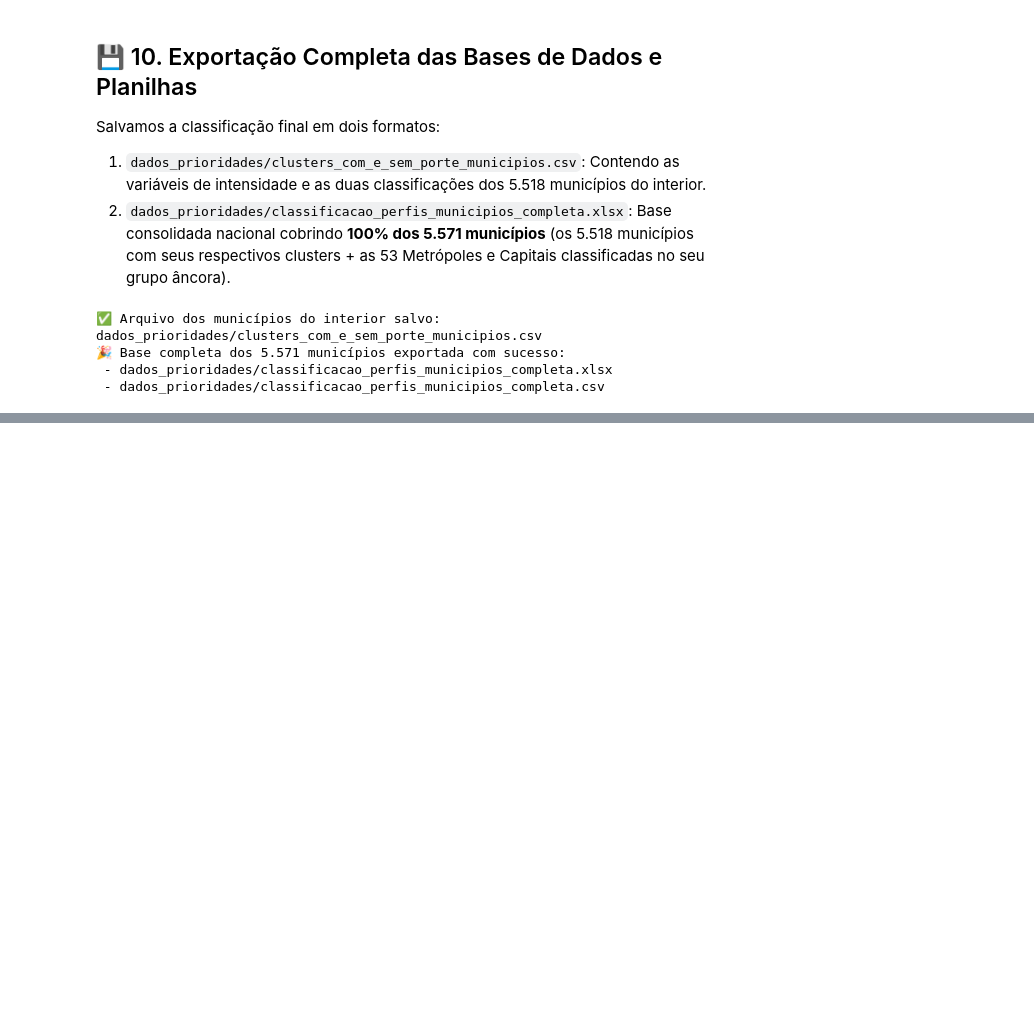
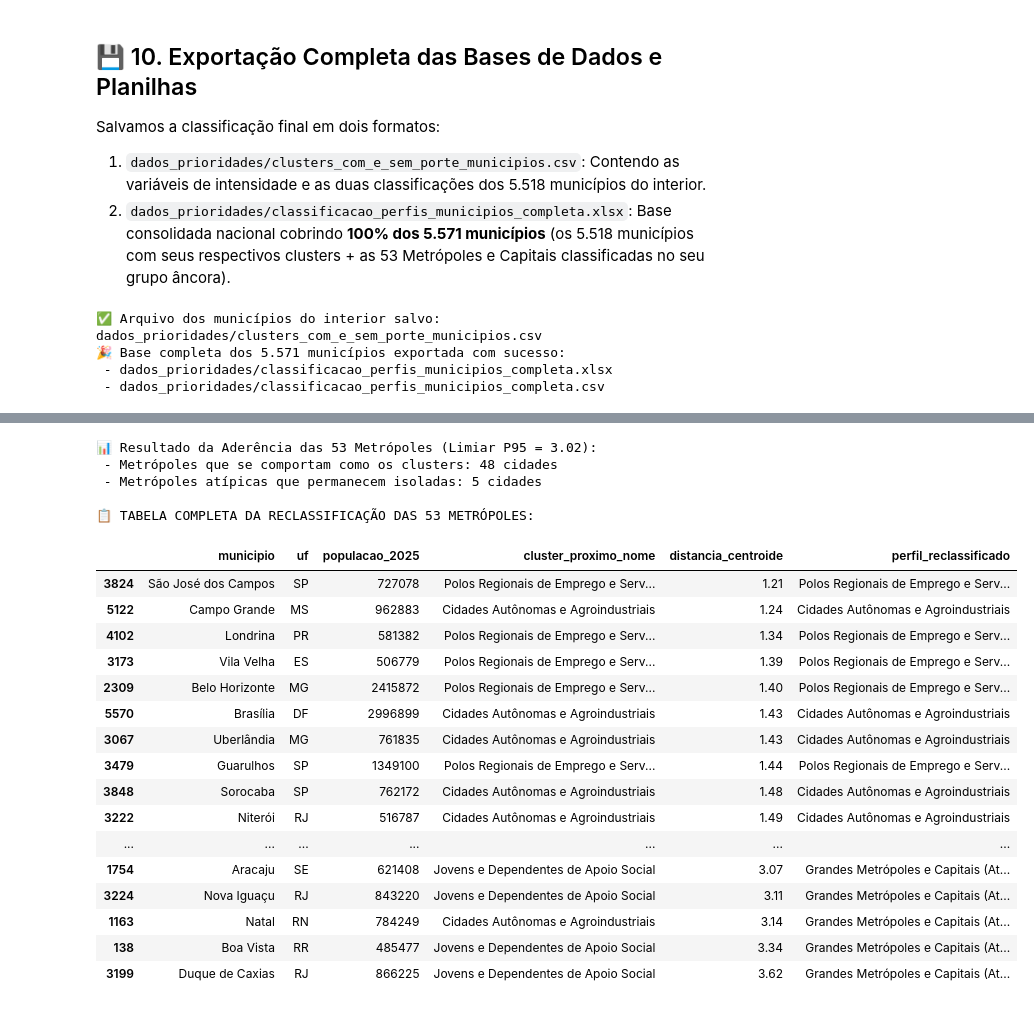
Before and after one commit to hianaracamilla/trad_x_municipio, a Jupyter notebook: analise_clusters_perfis_municipios.ipynb, the cells around one changed output, grey strips where cells are left out. Drawn from its saved outputs; the diff is of its cells as text; code cells hidden in the pictures; blank space fills up the shorter version.

```diff
--- a/analise_clusters_perfis_municipios.ipynb
+++ b/analise_clusters_perfis_municipios.ipynb
@@ -545,0 +553,52 @@ print(f" - {out_csv_completo}")
+# %%
+# 1. Distâncias das cidades do interior aos seus centróides (usando a média das 30 simulações)
+interior_dists = np.min(cdist(X_sem, mean_sem_sc), axis=1)
+limiar_p95 = np.percentile(interior_dists, 95) # ~3.02
+
+# 2. Projeção das 53 Metrópoles
+X_metr = scaler_sem.transform(df_metropoles_resumo[cols_sem])
+dist_metr = cdist(X_metr, mean_sem_sc)
+nearest_cluster = np.argmin(dist_metr, axis=1)
+dists_metr = np.min(dist_metr, axis=1)
+
+df_metr_proj = df_metropoles_resumo.copy()
+df_metr_proj['cluster_proximo_id'] = nearest_cluster
+df_metr_proj['cluster_proximo_nome'] = df_metr_proj['cluster_proximo_id'].map(nomes_perfis)
+df_metr_proj['distancia_centroide'] = dists_metr.round(2)
+df_metr_proj['se_comporta_como_cluster'] = df_metr_proj['distancia_centroide'] <= limiar_p95
+df_metr_proj['perfil_reclassificado'] = np.where(
+    df_metr_proj['se_comporta_como_cluster'],
+    df_metr_proj['cluster_proximo_nome'],
+    'Grandes Metrópoles e Capitais (Atípicas)'
+)
+
+print(f"📊 Resultado da Aderência das 53 Metrópoles (Limiar P95 = {limiar_p95:.2f}):")
+print(f" - Metrópoles que se comportam como os clusters: {df_metr_proj['se_comporta_como_cluster'].sum()} cidades")
+print(f" - Metrópoles atípicas que permanecem isoladas: {(~df_metr_proj['se_comporta_como_cluster']).sum()} cidades")
+print()
+
+print("📋 TABELA COMPLETA DA RECLASSIFICAÇÃO DAS 53 METRÓPOLES:")
+display(df_metr_proj[['municipio', 'uf', 'populacao_2025', 'cluster_proximo_nome', 'distancia_centroide', 'perfil_reclassificado']].sort_values(by='distancia_centroide'))
+# %% [output]
+📊 Resultado da Aderência das 53 Metrópoles (Limiar P95 = 3.02):
+ - Metrópoles que se comportam como os clusters: 48 cidades
+ - Metrópoles atípicas que permanecem isoladas: 5 cidades
+
+📋 TABELA COMPLETA DA RECLASSIFICAÇÃO DAS 53 METRÓPOLES:
+|  | municipio | uf | populacao_2025 | cluster_proximo_nome | distancia_centroide | perfil_reclassificado |
+| 3824 | São José dos Campos | SP | 727078 | Polos Regionais de Emprego e Serv... | 1.21 | Polos Regionais de Emprego e Serv... |
+| 5122 | Campo Grande | MS | 962883 | Cidades Autônomas e Agroindustriais | 1.24 | Cidades Autônomas e Agroindustriais |
+| 4102 | Londrina | PR | 581382 | Polos Regionais de Emprego e Serv... | 1.34 | Polos Regionais de Emprego e Serv... |
+| 3173 | Vila Velha | ES | 506779 | Polos Regionais de Emprego e Serv... | 1.39 | Polos Regionais de Emprego e Serv... |
+| 2309 | Belo Horizonte | MG | 2415872 | Polos Regionais de Emprego e Serv... | 1.40 | Polos Regionais de Emprego e Serv... |
+| 5570 | Brasília | DF | 2996899 | Cidades Autônomas e Agroindustriais | 1.43 | Cidades Autônomas e Agroindustriais |
+| 3067 | Uberlândia | MG | 761835 | Cidades Autônomas e Agroindustriais | 1.43 | Cidades Autônomas e Agroindustriais |
+| 3479 | Guarulhos | SP | 1349100 | Polos Regionais de Emprego e Serv... | 1.44 | Polos Regionais de Emprego e Serv... |
+| 3848 | Sorocaba | SP | 762172 | Cidades Autônomas e Agroindustriais | 1.48 | Cidades Autônomas e Agroindustriais |
+| 3222 | Niterói | RJ | 516787 | Cidades Autônomas e Agroindustriais | 1.49 | Cidades Autônomas e Agroindustriais |
+| ... | ... | ... | ... | ... | ... | ... |
+| 1754 | Aracaju | SE | 621408 | Jovens e Dependentes de Apoio Social | 3.07 | Grandes Metrópoles e Capitais (At... |
+| 3224 | Nova Iguaçu | RJ | 843220 | Jovens e Dependentes de Apoio Social | 3.11 | Grandes Metrópoles e Capitais (At... |
+| 1163 | Natal | RN | 784249 | Cidades Autônomas e Agroindustriais | 3.14 | Grandes Metrópoles e Capitais (At... |
+| 138 | Boa Vista | RR | 485477 | Jovens e Dependentes de Apoio Social | 3.34 | Grandes Metrópoles e Capitais (At... |
+| 3199 | Duque de Caxias | RJ | 866225 | Jovens e Dependentes de Apoio Social | 3.62 | Grandes Metrópoles e Capitais (At... |
```
Also changed, not shown: parts of 2 cells of this notebook, 6 other files.
